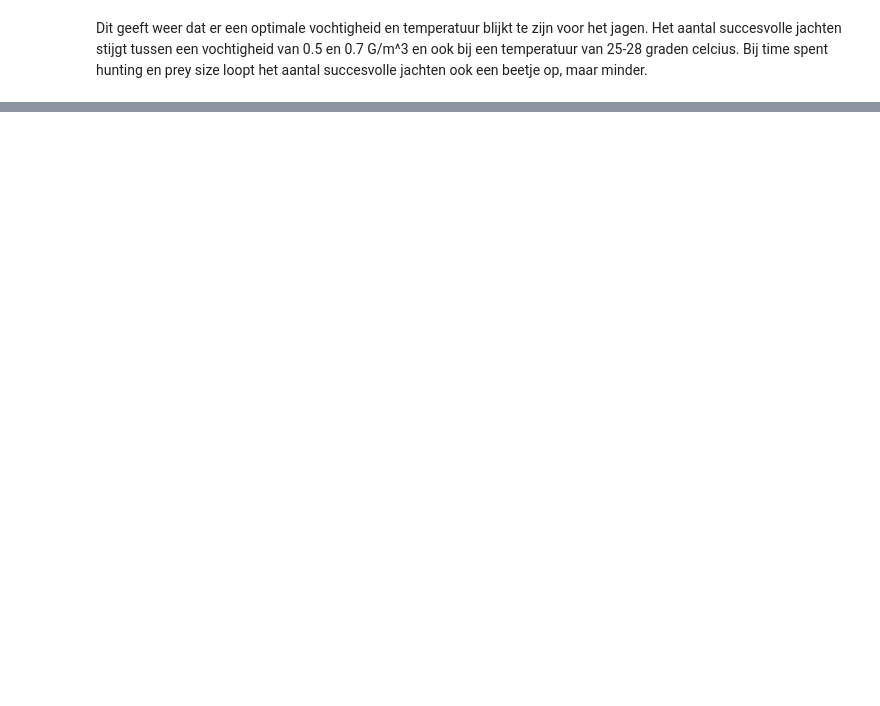
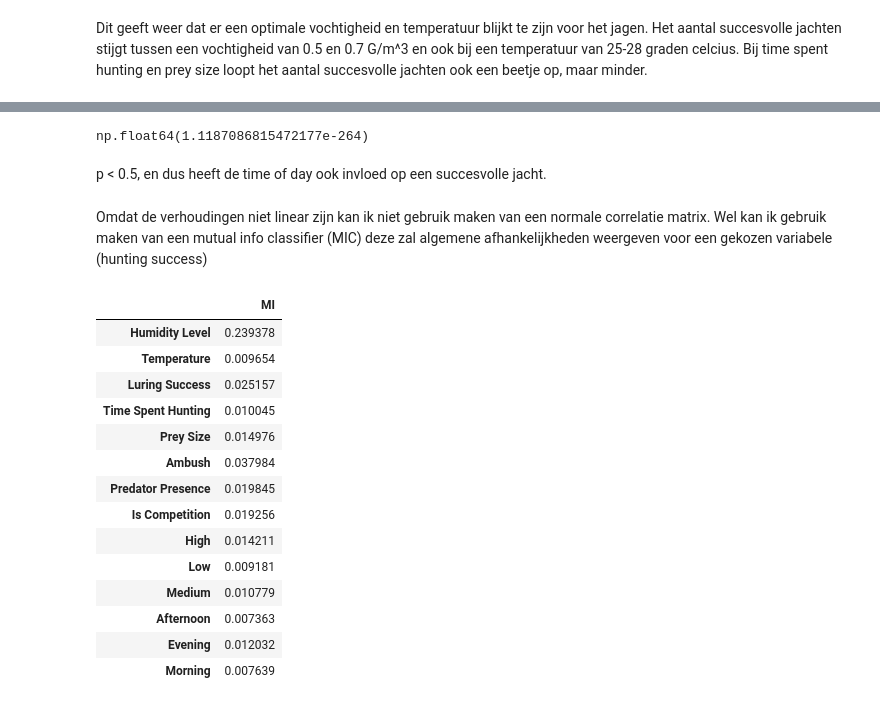
Before and after one commit to RamonReilman/hunting_mantis_ml, a Jupyter notebook: EDA.ipynb, the cells around one changed output, grey strips where cells are left out. Cells and saved outputs as stored; diff of their text form; code cells hidden in the pictures; blank space fills up the shorter version.

```diff
--- a/EDA.ipynb
+++ b/EDA.ipynb
@@ -174,0 +212,35 @@ for i in range(0,2):
+# %%
+res = stats.chi2_contingency(table, correction=False)
+res.pvalue
+# %% [output]
+np.float64(1.1187086815472177e-264)
+# %% [markdown]
+p < 0.5, en dus heeft de time of day ook invloed op een succesvolle jacht.
+# %% [markdown]
+Omdat de verhoudingen niet linear zijn kan ik niet gebruik maken van een normale correlatie matrix.
+Wel kan ik gebruik maken van een mutual info classifier (MIC) deze zal algemene afhankelijkheden weergeven voor een gekozen variabele (hunting success)
+# %%
+from sklearn.feature_selection import mutual_info_classif
+one_hot_food = pd.get_dummies(hunting_data["Food Availability"])
+one_hot_time = pd.get_dummies(hunting_data["Time of Day"])
+X = hunting_data.drop(["Time of Day", "Food Availability", "Hunting Success"], axis=1).join([one_hot_food, one_hot_time])
+y = hunting_data["Hunting Success"]
+mi = mutual_info_classif(X,y)
+mi_df = pd.DataFrame(mi, index=X.columns, columns=["MI"])
+mi_df
+# %% [output]
+|  | MI |
+| Humidity Level | 0.239378 |
+| Temperature | 0.009654 |
+| Luring Success | 0.025157 |
+| Time Spent Hunting | 0.010045 |
+| Prey Size | 0.014976 |
+| Ambush | 0.037984 |
+| Predator Presence | 0.019845 |
+| Is Competition | 0.019256 |
+| High | 0.014211 |
+| Low | 0.009181 |
+| Medium | 0.010779 |
+| Afternoon | 0.007363 |
+| Evening | 0.012032 |
+| Morning | 0.007639 |
```
Also changed, not shown: parts of 33 cells of this notebook.
